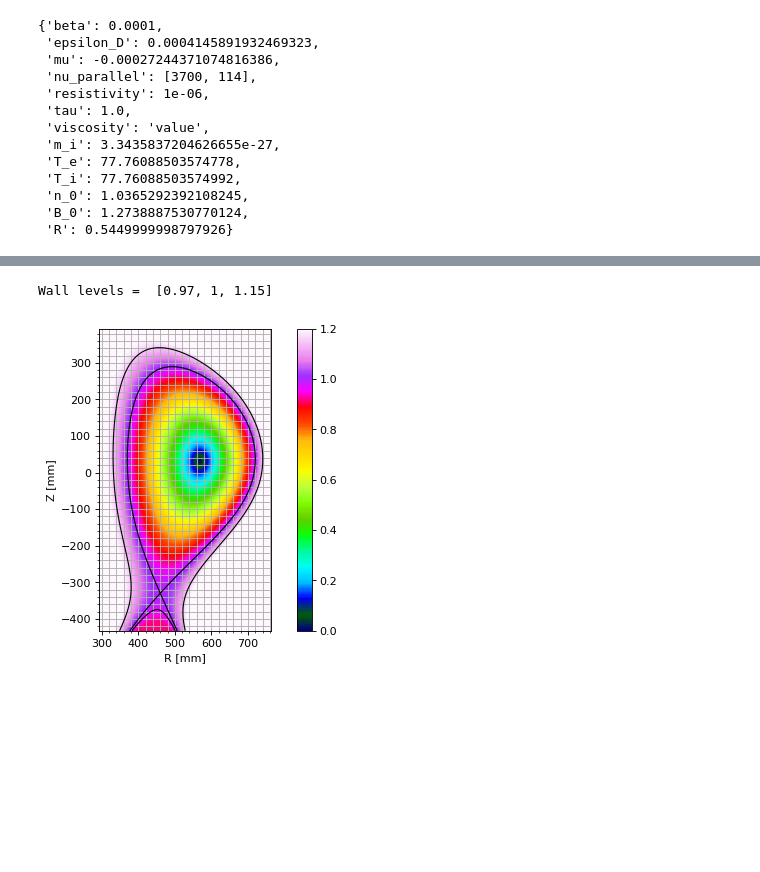
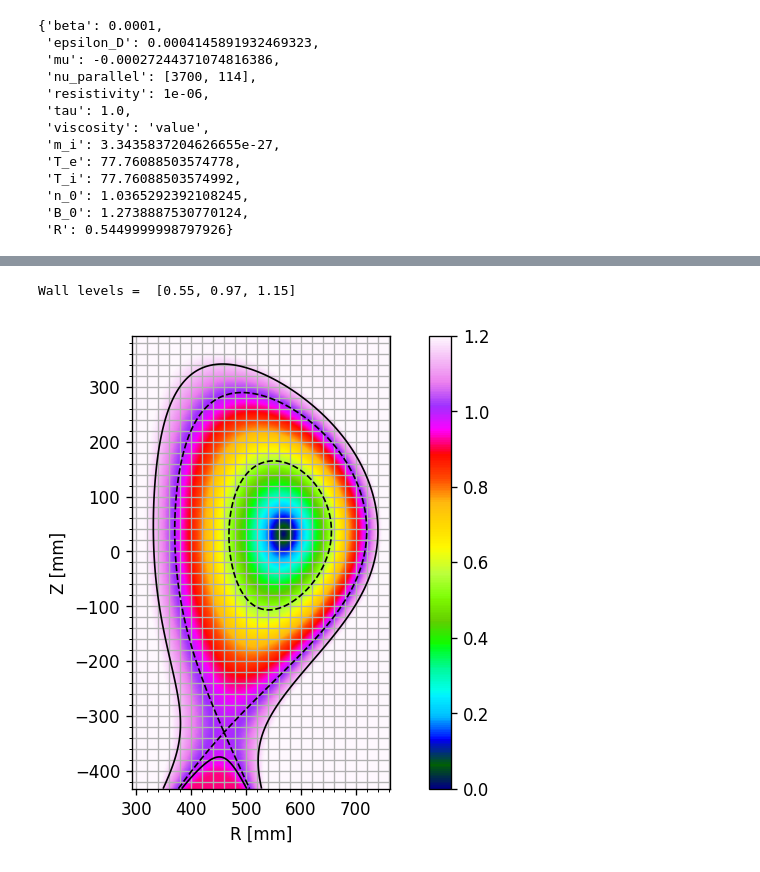
Before and after one commit to mwiesenberger/data-analysis-3d, a Jupyter notebook: MagneticField.ipynb, the cells around one changed output, grey strips where cells are left out. Cells and saved outputs as stored; diff of their text form; code cells hidden in the pictures; blank space fills up the shorter version.

Commit message:
Update Magnetic plots

```diff
--- a/MagneticField.ipynb
+++ b/MagneticField.ipynb
@@ -75,36 +75,37 @@ plt.show()
 # %%
 x = dd["x"][:]
 y = dd["y"][:]
 lvls =list()
 lvls=pp["boundary"]["wall"]["boundary"].copy()
-lvls.append(1)
+
+lvls.append(pp["source"]["damping"]["boundary"])
 lvls=sorted(lvls)
 print( "Wall levels = ", lvls)
 
 frows = 1
 fcols = 1
-fig,ax=plt.subplots(1,1,figsize=(fcols*4,frows*5),dpi= 80, facecolor='w', edgecolor='k')
+fig,ax=plt.subplots(1,1,figsize=(fcols*4,frows*5),dpi= 120, facecolor='w', edgecolor='k')
 
 im = ax.pcolormesh(x,y,dd["Rho_p"][:,:],vmin=0,vmax=1.2,cmap="gist_ncar", shading ="gouraud")
 fig.colorbar(im, ax=ax)
-im = ax.contour( x, y, dd["Rho_p"][:,:], levels=lvls[1:3], linewidths=1,colors='k')
-im = ax.contour( x, y[0:40], dd["Rho_p"][0:40,:], levels=lvls[0:1], linewidths=1,colors='k')
-
+im = ax.contour( x, y, dd["Rho_p"][:,:], levels=lvls[2:3], linewidths=1,colors='k')
+im = ax.contour( x, y, dd["Rho_p"][:,:], levels=[0.55,1], linestyles='dashed',linewidths=1,colors='k')
+im = ax.contour( x, y[0:40], dd["Rho_p"][0:40,:], levels=lvls[1:2], linewidths=1,colors='k')
 ax.axis("scaled")
 start, end = ax.get_xlim()
 #     ax[rr][cc].xaxis.set_ticks(np.arange(start, end, 20))
 ax.xaxis.set_minor_locator(tck.AutoMinorLocator())
 ax.yaxis.set_minor_locator(tck.AutoMinorLocator())
 ax.xaxis.grid(which="both")
 ax.yaxis.grid(which="both")
 # ax.set_title( r"$\rho_p$")
 ax.set_xlabel( "R [mm]")
 ax.set_ylabel( "Z [mm]")
 plt.savefig( 'wall-calibration.png',bbox_inches='tight')
 plt.show()
 # %% [output]
-Wall levels =  [0.97, 1, 1.15]
+Wall levels =  [0.55, 0.97, 1.15]
-[figure, old version]
+[figure, new version]
 # %%
 frows = 1
 fcols = 1
```
Also changed, not shown: parts of 2 cells of this notebook.
